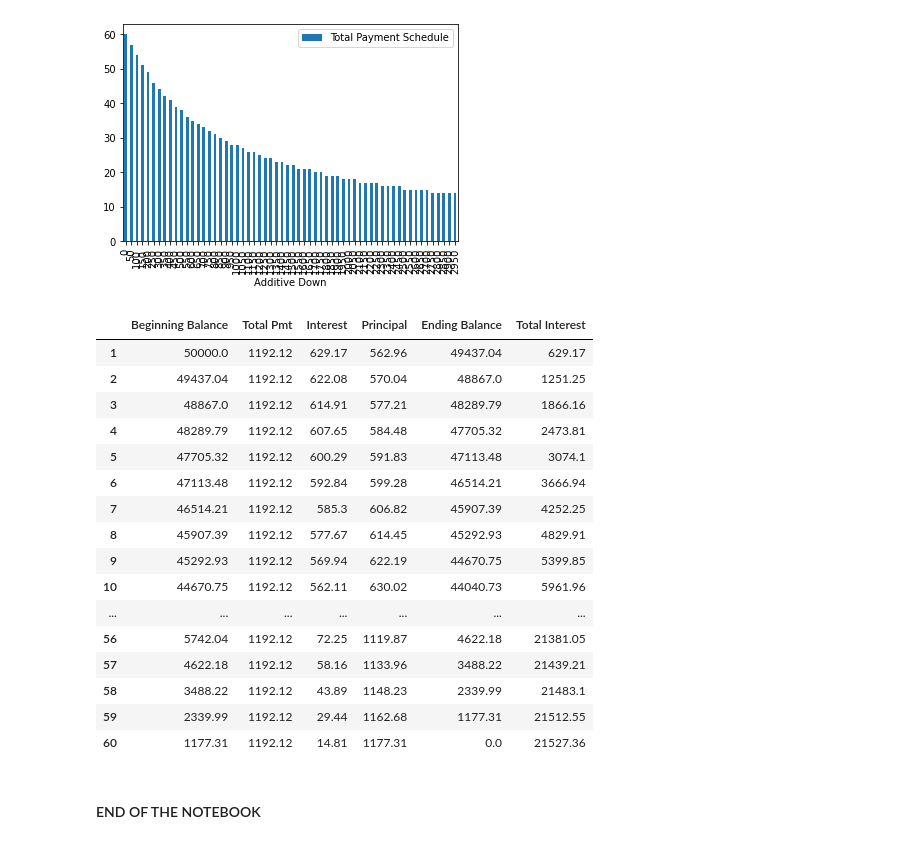
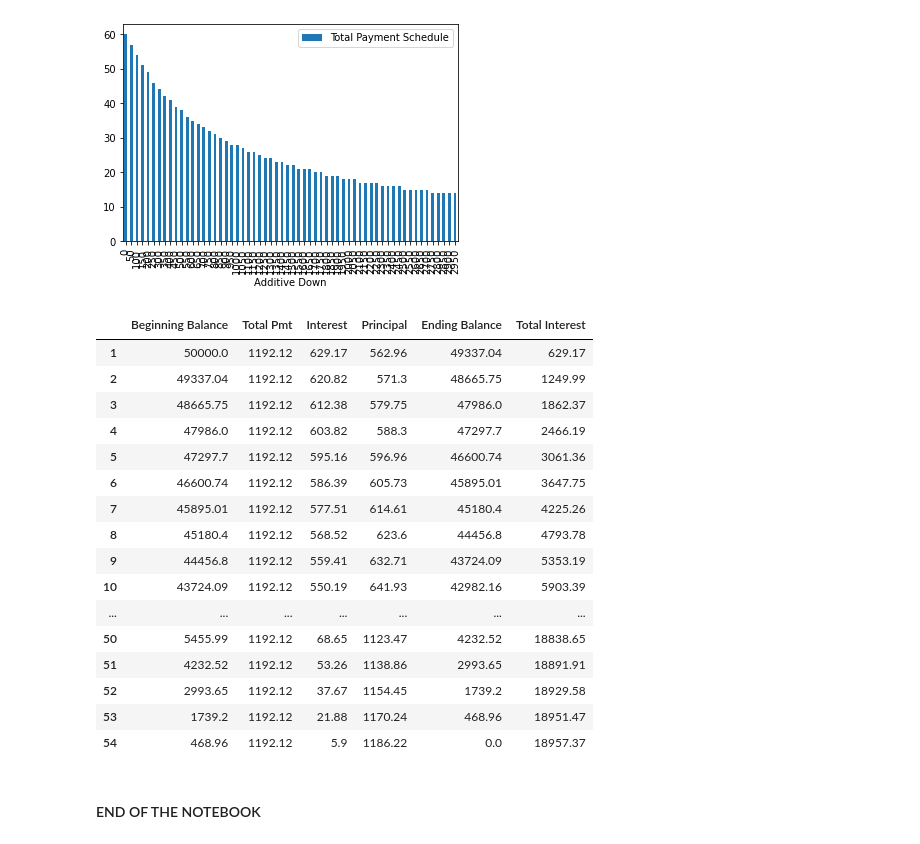
Before and after one commit to jshinm/mortgage_analysis, a Jupyter notebook: loan_payment_schedule.ipynb, the cells around one changed output. Cells and saved outputs as stored; diff of their text form; code cells hidden in the pictures.

Commit message:
Fix additive calculation bug

```diff
--- a/loan_payment_schedule.ipynb
+++ b/loan_payment_schedule.ipynb
@@ -47,7 +47,7 @@ def generate_amortization_table(P,r,n,additive=0,return_range=False):
     '''
     cols = ['Beginning Balance', 'Total Pmt', 'Interest', 'Principal', 'Ending Balance', 'Total Interest']
     df = pd.DataFrame(columns=cols)
-    M = calculate_snapshot_monthly(P=P, r=r, n=n) #monthly total (this is constant)
+    M = calculate_snapshot_monthly(P=P, r=r, n=n)+additive #monthly total (this is constant)
     TI = 0
 
     for i in range(n):
@@ -55,9 +55,12 @@ def generate_amortization_table(P,r,n,additive=0,return_range=False):
         TI += I
         P_i = P #initial balance
         pr = M-I #principal
-        P -= pr+additive #ending balance
+        P -= pr #ending balance
 
-        if P < 0: P = 0
+        if P < 0:
+            M = P_i
+            pr = M
+            P = 0
 
         tmp = [P_i, M, I, pr, P, TI]
         tmp = [round(j,2) for j in tmp]
@@ -101,24 +104,24 @@ df.plot(x='Additive Down', y='Total Payment Schedule', kind='bar')
 <AxesSubplot:xlabel='Additive Down'>
 [figure]
 # %%
-generate_amortization_table(P=LOAN_AMT, r=APR, n=LOAN_TERM, additive=0)
+generate_amortization_table(P=LOAN_AMT, r=APR, n=LOAN_TERM, additive=100)#.Principal.sum()
 # %% [output]
 |  | Beginning Balance | Total Pmt | Interest | Principal | Ending Balance | Total Interest |
-| 1 | 50000.0 | 1192.12 | 629.17 | 562.96 | 49437.04 | 629.17 |
-| 2 | 49437.04 | 1192.12 | 622.08 | 570.04 | 48867.0 | 1251.25 |
-| 3 | 48867.0 | 1192.12 | 614.91 | 577.21 | 48289.79 | 1866.16 |
-| 4 | 48289.79 | 1192.12 | 607.65 | 584.48 | 47705.32 | 2473.81 |
-| 5 | 47705.32 | 1192.12 | 600.29 | 591.83 | 47113.48 | 3074.1 |
-| 6 | 47113.48 | 1192.12 | 592.84 | 599.28 | 46514.21 | 3666.94 |
-| 7 | 46514.21 | 1192.12 | 585.3 | 606.82 | 45907.39 | 4252.25 |
-| 8 | 45907.39 | 1192.12 | 577.67 | 614.45 | 45292.93 | 4829.91 |
-| 9 | 45292.93 | 1192.12 | 569.94 | 622.19 | 44670.75 | 5399.85 |
-| 10 | 44670.75 | 1192.12 | 562.11 | 630.02 | 44040.73 | 5961.96 |
+| 1 | 50000.0 | 1192.12 | 629.17 | 562.96 | 49337.04 | 629.17 |
+| 2 | 49337.04 | 1192.12 | 620.82 | 571.3 | 48665.75 | 1249.99 |
+| 3 | 48665.75 | 1192.12 | 612.38 | 579.75 | 47986.0 | 1862.37 |
+| 4 | 47986.0 | 1192.12 | 603.82 | 588.3 | 47297.7 | 2466.19 |
+| 5 | 47297.7 | 1192.12 | 595.16 | 596.96 | 46600.74 | 3061.36 |
+| 6 | 46600.74 | 1192.12 | 586.39 | 605.73 | 45895.01 | 3647.75 |
+| 7 | 45895.01 | 1192.12 | 577.51 | 614.61 | 45180.4 | 4225.26 |
+| 8 | 45180.4 | 1192.12 | 568.52 | 623.6 | 44456.8 | 4793.78 |
+| 9 | 44456.8 | 1192.12 | 559.41 | 632.71 | 43724.09 | 5353.19 |
+| 10 | 43724.09 | 1192.12 | 550.19 | 641.93 | 42982.16 | 5903.39 |
 | ... | ... | ... | ... | ... | ... | ... |
-| 56 | 5742.04 | 1192.12 | 72.25 | 1119.87 | 4622.18 | 21381.05 |
-| 57 | 4622.18 | 1192.12 | 58.16 | 1133.96 | 3488.22 | 21439.21 |
-| 58 | 3488.22 | 1192.12 | 43.89 | 1148.23 | 2339.99 | 21483.1 |
-| 59 | 2339.99 | 1192.12 | 29.44 | 1162.68 | 1177.31 | 21512.55 |
-| 60 | 1177.31 | 1192.12 | 14.81 | 1177.31 | 0.0 | 21527.36 |
+| 50 | 5455.99 | 1192.12 | 68.65 | 1123.47 | 4232.52 | 18838.65 |
+| 51 | 4232.52 | 1192.12 | 53.26 | 1138.86 | 2993.65 | 18891.91 |
+| 52 | 2993.65 | 1192.12 | 37.67 | 1154.45 | 1739.2 | 18929.58 |
+| 53 | 1739.2 | 1192.12 | 21.88 | 1170.24 | 468.96 | 18951.47 |
+| 54 | 468.96 | 1192.12 | 5.9 | 1186.22 | 0.0 | 18957.37 |
 # %% [markdown]
 #### END OF THE NOTEBOOK
```
